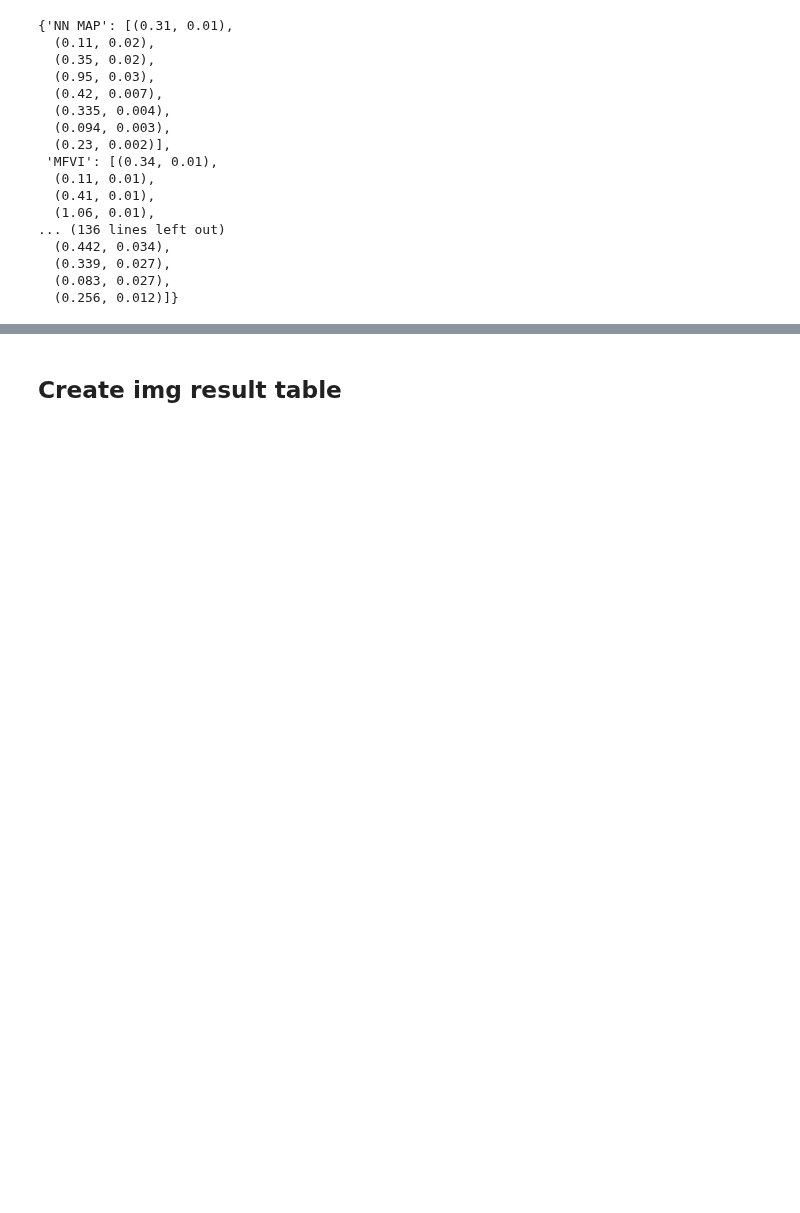
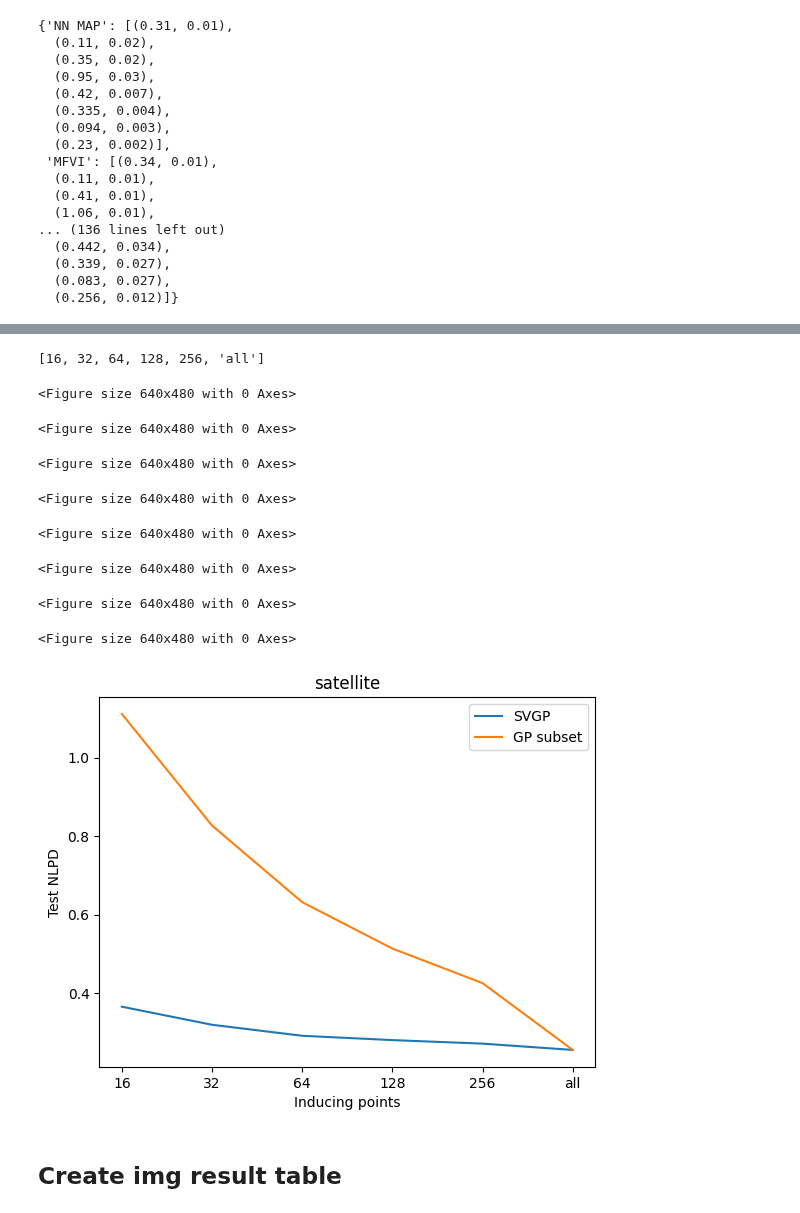
Before and after one commit to AaltoML/sfr, a Jupyter notebook: bnn-predictive/notebooks/UCI Reproduce.ipynb, the cells around one changed output, grey strips where cells are left out. Drawn from its saved outputs; the diff is of its cells as text; code cells hidden in the pictures; blank space fills up the shorter version.

Commit message:
Added plotting for UCI results, working on CIFAR10 classification

```diff
--- a/bnn-predictive/notebooks/UCI Reproduce.ipynb
+++ b/bnn-predictive/notebooks/UCI Reproduce.ipynb
@@ -324,3 +324,51 @@ print(lines)
+# %%
+nll_dict = {}
+for i, dataset in enumerate(datasets):
+    dataset_nlls = np.zeros((len(inducing_points), 2))
+    for j, n_inducing in enumerate(inducing_points):
+        name = f'SVGP ({n_inducing})'
+        if n_inducing == 'all':
+            name = 'GP all'
+
+        svgp_res = method_map[name][i][0]
+        subset_name = f'GP subset({n_inducing})'
+        if n_inducing == 'all':
+            subset_name = 'GP all'
+
+        subset_res = method_map[subset_name][i][0]
+        dataset_nlls[j][0] = svgp_res
+        dataset_nlls[j][1] = subset_res
+    nll_dict[dataset] = dataset_nlls
+# %%
+inducing_points
+# %% [output]
+[16, 32, 64, 128, 256, 'all']
+# %%
+for dataset in nll_dict:
+    plt.clf()
+    fig, ax = plt.subplots()
+    res_array = nll_dict[dataset]
+    svgp_res = res_array[:, 0]
+    subset_res = res_array[:, 1]
+    plt.plot(svgp_res, label='SVGP')
+
+    plt.plot(subset_res, label='GP subset')
+    ax.set_xticklabels([0] +inducing_points)
+    plt.title(dataset)
+    plt.xlabel('Inducing points')
+    plt.ylabel('Test NLPD')
+    plt.legend()
+    plt.savefig(f'plots/{dataset}.png', bbox_inches='tight')
+# %% [output]
+<Figure size 640x480 with 0 Axes>
+<Figure size 640x480 with 0 Axes>
+<Figure size 640x480 with 0 Axes>
+<Figure size 640x480 with 0 Axes>
+<Figure size 640x480 with 0 Axes>
+<Figure size 640x480 with 0 Axes>
+<Figure size 640x480 with 0 Axes>
+<Figure size 640x480 with 0 Axes>
+[figure, added]
 # %% [markdown]
 <h2>Create img result table </h2>
 # %%
```
Also changed, not shown: parts of 3 cells of this notebook, 12 other files.
